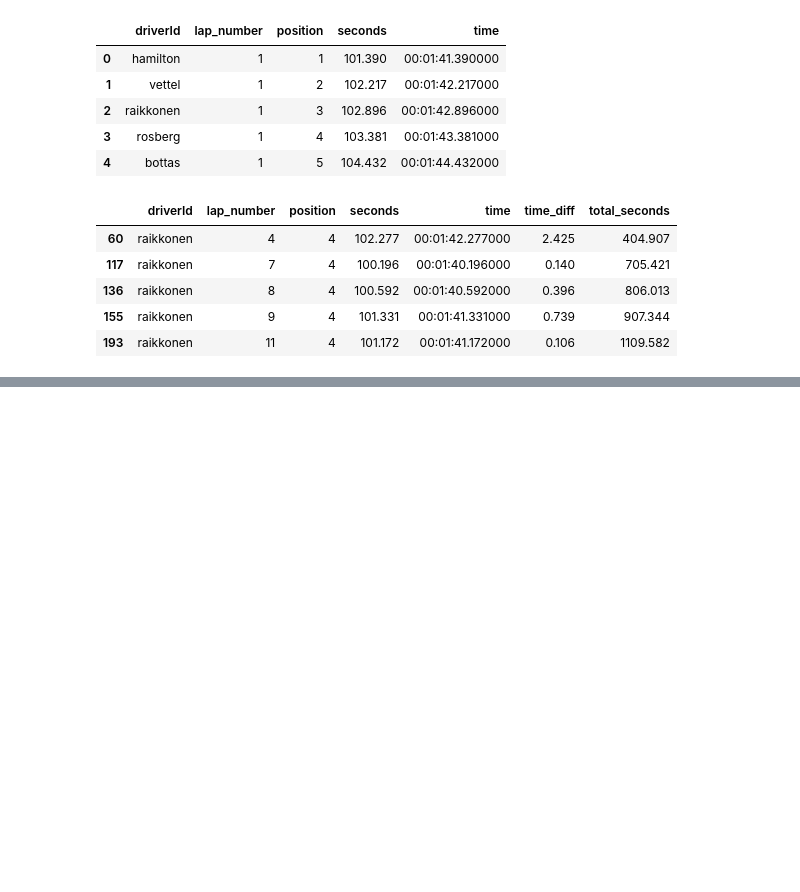
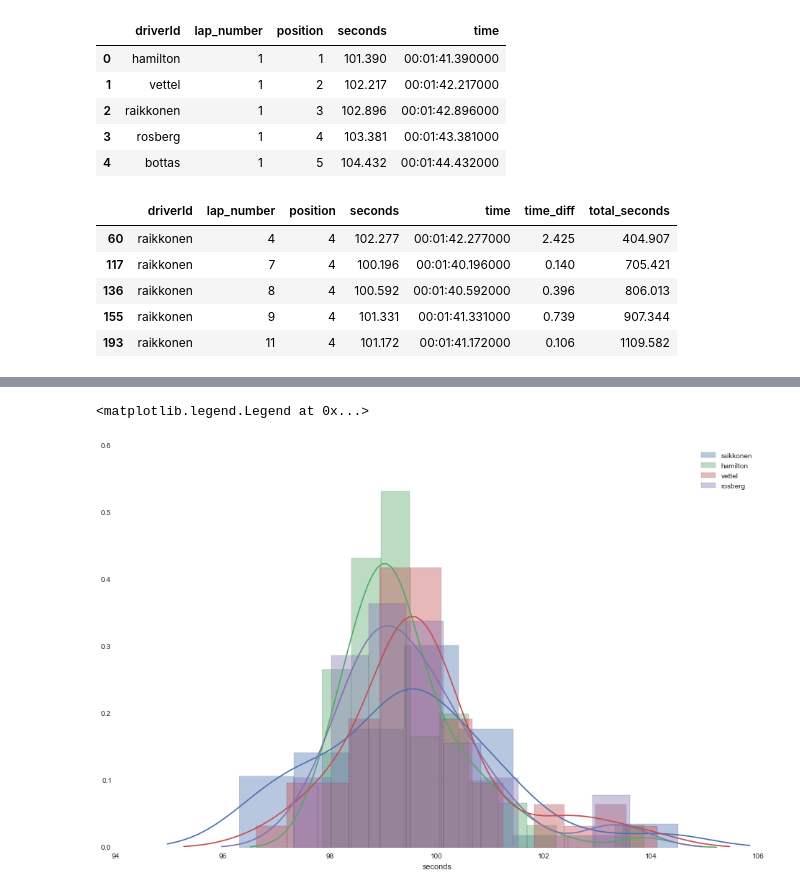
Before and after one commit to rothnic/formulapy, a Jupyter notebook: docs/notebooks/Lap Analysis.ipynb, the cells around one changed output, grey strips where cells are left out. Saved outputs shown, nothing was run; the diff lists cells and outputs as text; code cells hidden in the pictures; blank space fills up the shorter version.

```diff
--- a/docs/notebooks/Lap Modeling.ipynb
+++ b/docs/notebooks/Lap Analysis.ipynb
@@ -69,2 +75,24 @@ bk.show(fig)
+# %%
+
+def filter_in_out_laps(data, driver):
+    data_driver = data.ix[data.driverId == driver, :]
+    std = data_driver.seconds.std()
+    mn = data_driver.seconds.mean()
+    filter_val = std * 3
+    return data_driver.ix[(data_driver['seconds'] > (mn - filter_val)) & (data_driver['seconds'] < (mn + filter_val)), :]
+# %%
+kimi_no_pit = filter_in_out_laps(df, 'raikkonen')
+hamilton_no_pit = filter_in_out_laps(df, 'hamilton')
+vettel_no_pit = filter_in_out_laps(df, 'vettel')
+rosberg_no_pit = filter_in_out_laps(df, 'rosberg')
+# %%
+ax1 = sns.distplot(kimi_no_pit.seconds, label='raikkonen')
+ax2 = sns.distplot(hamilton_no_pit.seconds, label='hamilton')
+ax3 = sns.distplot(vettel_no_pit.seconds, label='vettel')
+ax4 = sns.distplot(rosberg_no_pit.seconds, label='rosberg')
+ax1.legend(['raikkonen', 'hamilton', 'vettel', 'rosberg'])
+# %% [output]
+<matplotlib.legend.Legend at 0x...>
+[figure, added]
 # %%
 tire_deg_rate = np.random.
```
Also changed, not shown: parts of 3 cells of this notebook, 1 other file.
